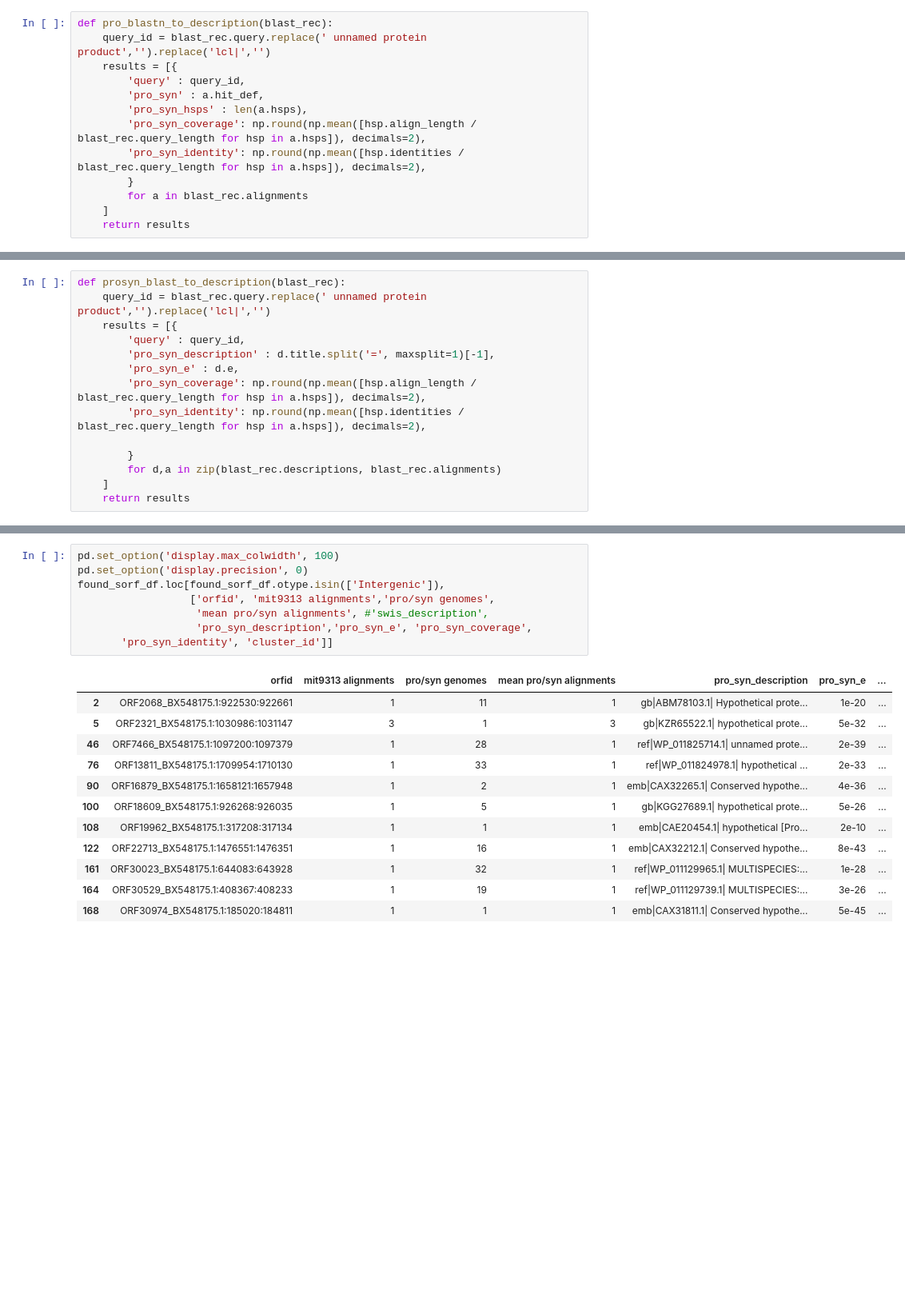
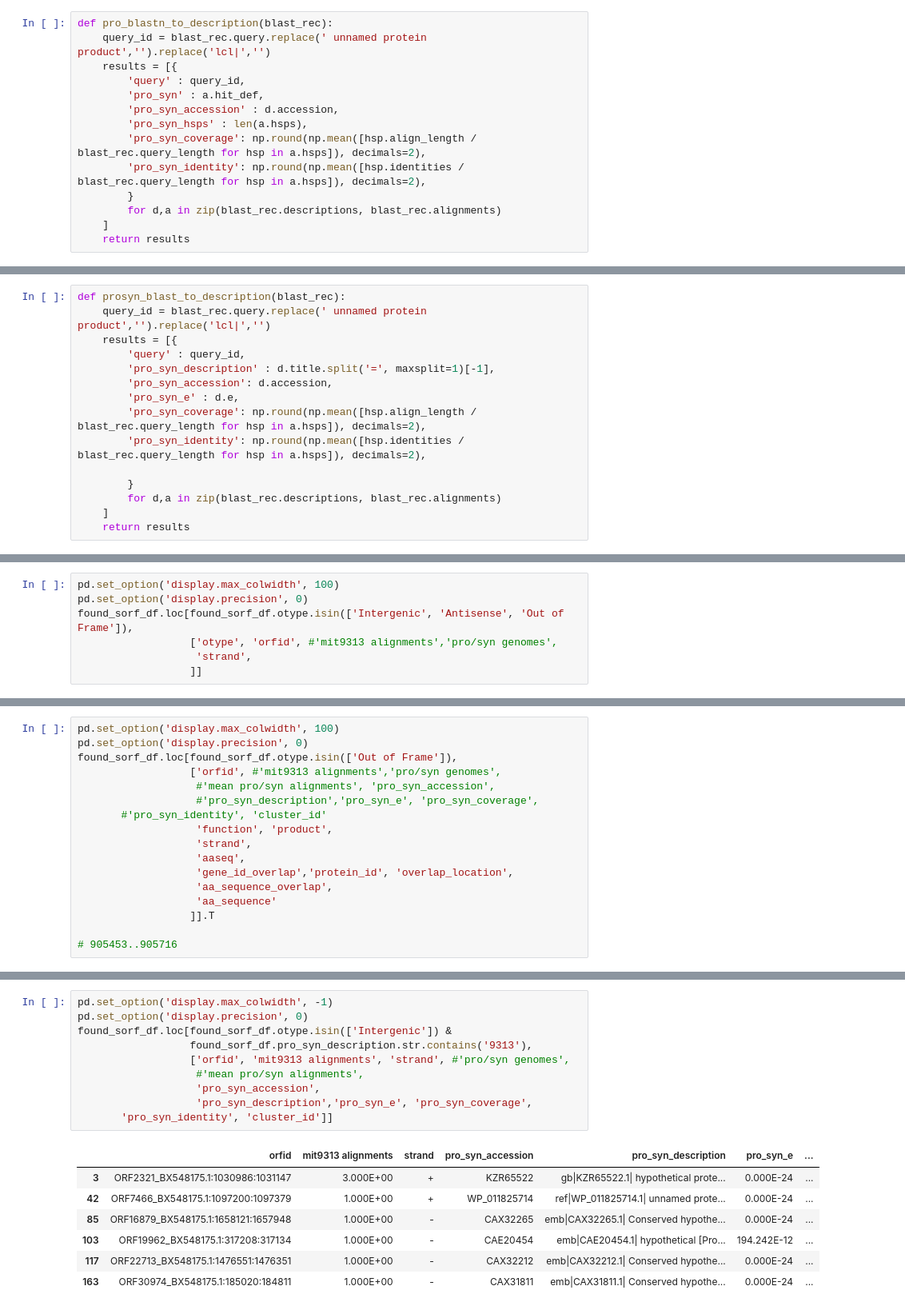
Before and after one commit to wosnat/sep, a Jupyter notebook: mit9313 - ISME2016 - proteome blast - found sorfs .ipynb, the cells around one changed output, grey strips where cells are left out. Shown at 80% size. Drawn from its saved outputs; the diff is of its cells as text; blank space fills up the shorter version.

```diff
--- a/mit9313 - ISME2016 - proteome blast - found sorfs .ipynb
+++ b/mit9313 - ISME2016 - proteome blast - found sorfs .ipynb
@@ -371,11 +371,12 @@ def pro_blastn_to_description(blast_rec):
     results = [{
         'query' : query_id,
         'pro_syn' : a.hit_def,
+        'pro_syn_accession' : d.accession,
         'pro_syn_hsps' : len(a.hsps),
         'pro_syn_coverage': np.round(np.mean([hsp.align_length / blast_rec.query_length for hsp in a.hsps]), decimals=2),
         'pro_syn_identity': np.round(np.mean([hsp.identities / blast_rec.query_length for hsp in a.hsps]), decimals=2),
         }
-        for a in blast_rec.alignments
+        for d,a in zip(blast_rec.descriptions, blast_rec.alignments)
     ]
     return results
 # %%
@@ -455,6 +456,7 @@ def prosyn_blast_to_description(blast_rec):
     results = [{
         'query' : query_id,
         'pro_syn_description' : d.title.split('=', maxsplit=1)[-1],
+        'pro_syn_accession': d.accession,
         'pro_syn_e' : d.e,
         'pro_syn_coverage': np.round(np.mean([hsp.align_length / blast_rec.query_length for hsp in a.hsps]), decimals=2),
         'pro_syn_identity': np.round(np.mean([hsp.identities / blast_rec.query_length for hsp in a.hsps]), decimals=2),
@@ -743,0 +772,7 @@ found_sorf_df.dropna(subset=['swis_description']).loc[found_sorf_df.otype == 'Ou
+# %%
+pd.set_option('display.max_colwidth', 100)
+pd.set_option('display.precision', 0)
+found_sorf_df.loc[found_sorf_df.otype.isin(['Intergenic', 'Antisense', 'Out of Frame']),
+                  ['otype', 'orfid', #'mit9313 alignments','pro/syn genomes',
+                   'strand',
+                  ]]
@@ -743,0 +792,17 @@ found_sorf_df.dropna(subset=['swis_description']).loc[found_sorf_df.otype == 'Ou
+# %%
+pd.set_option('display.max_colwidth', 100)
+pd.set_option('display.precision', 0)
+found_sorf_df.loc[found_sorf_df.otype.isin(['Out of Frame']),
+                  ['orfid', #'mit9313 alignments','pro/syn genomes',
+                   #'mean pro/syn alignments', 'pro_syn_accession',
+                   #'pro_syn_description','pro_syn_e', 'pro_syn_coverage',
+       #'pro_syn_identity', 'cluster_id'
+                   'function', 'product',
+                   'strand',
+                   'aaseq',
+                   'gene_id_overlap','protein_id', 'overlap_location',
+                   'aa_sequence_overlap',
+                   'aa_sequence'
+                  ]].T
+
+# 905453..905716
@@ -744,21 +821,18 @@ found_sorf_df.dropna(subset=['swis_description']).loc[found_sorf_df.otype == 'Ou
 # %%
-pd.set_option('display.max_colwidth', 100)
+pd.set_option('display.max_colwidth', -1)
 pd.set_option('display.precision', 0)
-found_sorf_df.loc[found_sorf_df.otype.isin(['Intergenic']),
-                  ['orfid', 'mit9313 alignments','pro/syn genomes',
-                   'mean pro/syn alignments', #'swis_description',
+found_sorf_df.loc[found_sorf_df.otype.isin(['Intergenic']) &
+                  found_sorf_df.pro_syn_description.str.contains('9313'),
+                  ['orfid', 'mit9313 alignments', 'strand', #'pro/syn genomes',
+                   #'mean pro/syn alignments',
+                   'pro_syn_accession',
                    'pro_syn_description','pro_syn_e', 'pro_syn_coverage',
        'pro_syn_identity', 'cluster_id']]
 # %% [output]
-|  | orfid | mit9313 alignments | pro/syn genomes | mean pro/syn alignments | pro_syn_description | pro_syn_e | ... |
-| 2 | ORF2068_BX548175.1:922530:922661 | 1 | 11 | 1 | gb|ABM78103.1| Hypothetical prote... | 1e-20 | ... |
-| 5 | ORF2321_BX548175.1:1030986:1031147 | 3 | 1 | 3 | gb|KZR65522.1| hypothetical prote... | 5e-32 | ... |
-| 46 | ORF7466_BX548175.1:1097200:1097379 | 1 | 28 | 1 | ref|WP_011825714.1| unnamed prote... | 2e-39 | ... |
-| 76 | ORF13811_BX548175.1:1709954:1710130 | 1 | 33 | 1 | ref|WP_011824978.1| hypothetical ... | 2e-33 | ... |
-| 90 | ORF16879_BX548175.1:1658121:1657948 | 1 | 2 | 1 | emb|CAX32265.1| Conserved hypothe... | 4e-36 | ... |
-| 100 | ORF18609_BX548175.1:926268:926035 | 1 | 5 | 1 | gb|KGG27689.1| hypothetical prote... | 5e-26 | ... |
-| 108 | ORF19962_BX548175.1:317208:317134 | 1 | 1 | 1 | emb|CAE20454.1| hypothetical [Pro... | 2e-10 | ... |
-| 122 | ORF22713_BX548175.1:1476551:1476351 | 1 | 16 | 1 | emb|CAX32212.1| Conserved hypothe... | 8e-43 | ... |
-| 161 | ORF30023_BX548175.1:644083:643928 | 1 | 32 | 1 | ref|WP_011129965.1| MULTISPECIES:... | 1e-28 | ... |
-| 164 | ORF30529_BX548175.1:408367:408233 | 1 | 19 | 1 | ref|WP_011129739.1| MULTISPECIES:... | 3e-26 | ... |
-| 168 | ORF30974_BX548175.1:185020:184811 | 1 | 1 | 1 | emb|CAX31811.1| Conserved hypothe... | 5e-45 | ... |
+|  | orfid | mit9313 alignments | strand | pro_syn_accession | pro_syn_description | pro_syn_e | ... |
+| 3 | ORF2321_BX548175.1:1030986:1031147 | 3.000E+00 | + | KZR65522 | gb|KZR65522.1| hypothetical prote... | 0.000E-24 | ... |
+| 42 | ORF7466_BX548175.1:1097200:1097379 | 1.000E+00 | + | WP_011825714 | ref|WP_011825714.1| unnamed prote... | 0.000E-24 | ... |
+| 85 | ORF16879_BX548175.1:1658121:1657948 | 1.000E+00 | - | CAX32265 | emb|CAX32265.1| Conserved hypothe... | 0.000E-24 | ... |
+| 103 | ORF19962_BX548175.1:317208:317134 | 1.000E+00 | - | CAE20454 | emb|CAE20454.1| hypothetical [Pro... | 194.242E-12 | ... |
+| 117 | ORF22713_BX548175.1:1476551:1476351 | 1.000E+00 | - | CAX32212 | emb|CAX32212.1| Conserved hypothe... | 0.000E-24 | ... |
+| 163 | ORF30974_BX548175.1:185020:184811 | 1.000E+00 | - | CAX31811 | emb|CAX31811.1| Conserved hypothe... | 0.000E-24 | ... |
```
Also changed, not shown: parts of 51 cells of this notebook, 16 other files.
